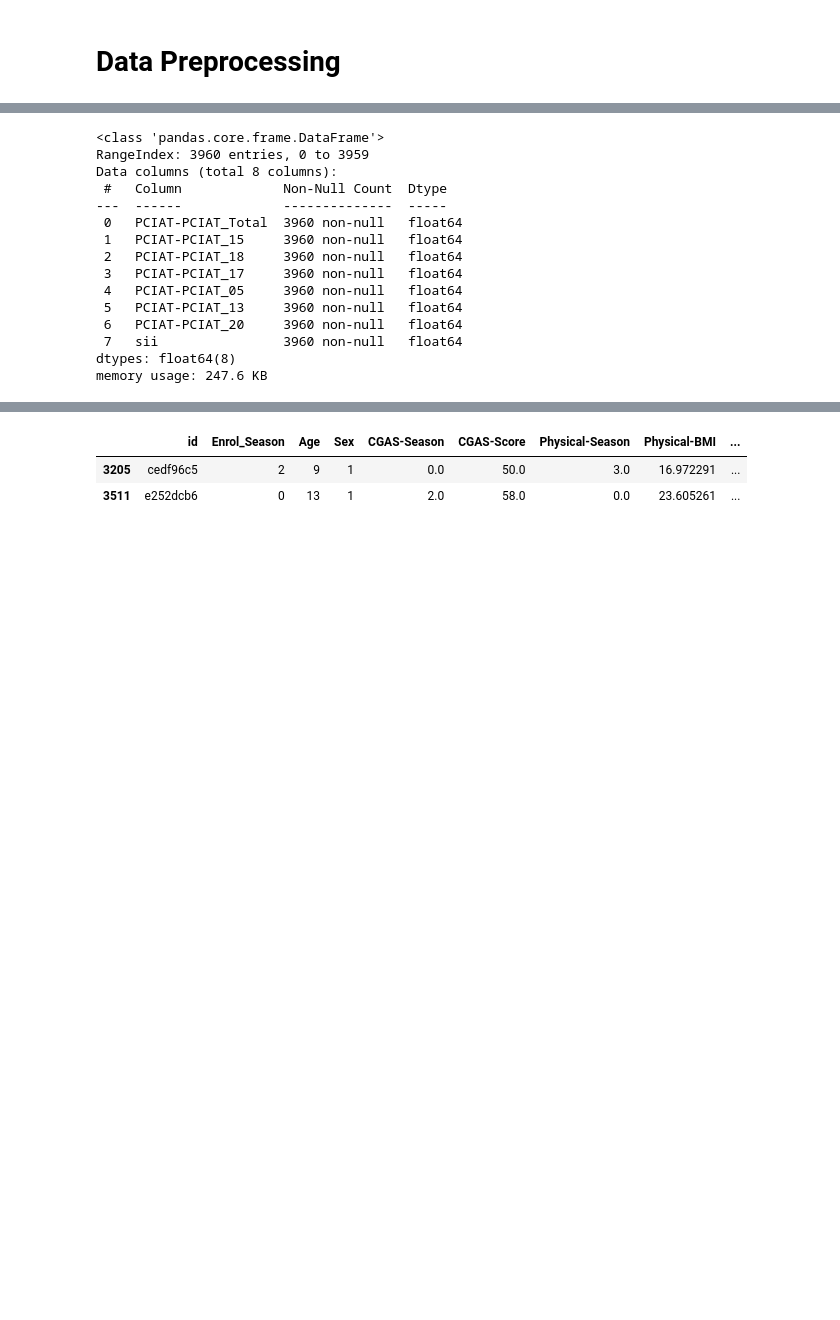
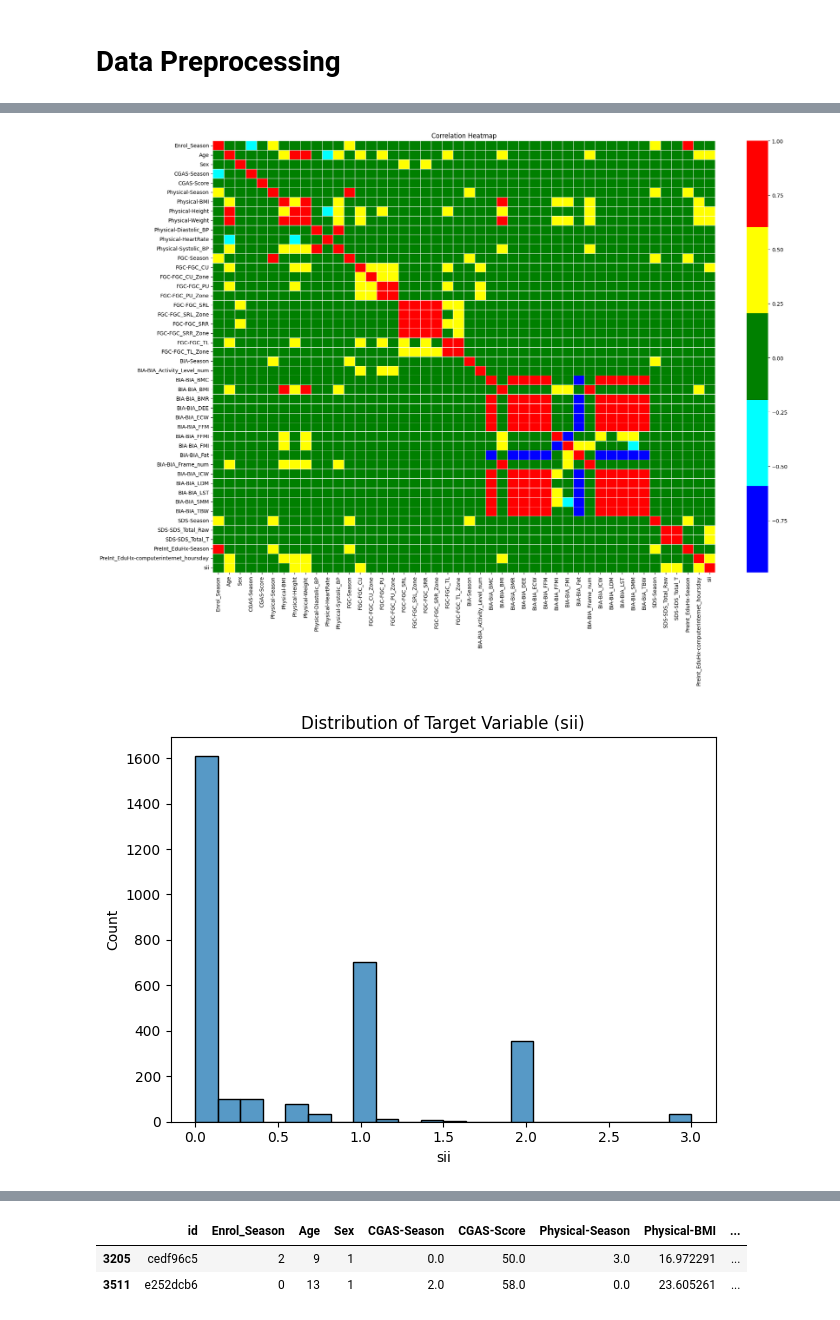
Before and after one commit to Ramtin-Karbaschi/BehaviorDetection_and_MobileMarketAnalysis, a Jupyter notebook: stat.ipynb, the cells around one changed output, grey strips where cells are left out. Drawn from its saved outputs; the diff is of its cells as text; code cells hidden in the pictures; blank space fills up the shorter version.

Commit message:
The data was completely refined, missing values were filled,  features and target variables were assigned, and the EDA section was added.

```diff
--- a/stat.ipynb
+++ b/stat.ipynb
@@ -173,0 +235,17 @@ plt.show()
+# %%
+# Fill the missing values of the season columns by the mode function
+for column in season_columns:
+    if column in df_data.columns and (df_data[column].isnull().sum() > 0):
+        df_data[column] = df_data[column].fillna(df_data[column].mode()[0])
+        df_data[column] = df_data[column].astype(int)  # Convert the column to integer (similar to other season columns)
+
+
+# Fill NaN values in other columns by KNN Imputation
+# Ensure that only numeric columns are selected
+numeric_df = df_data.select_dtypes(include=['float64']).columns
+imputer_algorithm = KNNImputer(n_neighbors=5, weights='uniform', metric='nan_euclidean')
+df_data[numeric_df] = imputer_algorithm.fit_transform(df_data[numeric_df])
+
+# Check the data information after imputation
+df_data.info()
+df_data
@@ -235,38 +276,22 @@ df
-# %%
-# Fill NaN values of the "sii" column by KNN Imputation
-# Selected particular columns that correlate more than %70 with "sii" values
-sii_features = [
-    'PCIAT-PCIAT_Total', 'PCIAT-PCIAT_15', 'PCIAT-PCIAT_18', 'PCIAT-PCIAT_17', 'PCIAT-PCIAT_05', 'PCIAT-PCIAT_13', 'PCIAT-PCIAT_20'
-]
-
-# Create a new dataframe with the selected columns
-df_missed = df[sii_features + ['sii']]
-
-# Ensure that the columns are numeric to apply the imputer
-df_missed = df_missed.apply(pd.to_numeric, errors='coerce')
-
-# Impute the missing values using the KNN imputation
-imputer = KNNImputer(n_neighbors=1, weights='uniform', metric='nan_euclidean')
-df_imputed = imputer.fit_transform(df_missed)
-
-# Create a new dataframe with the imputed values
-df_imputed = pd.DataFrame(df_imputed, columns=df_missed.columns)
-
-# Check the data information after imputation
-df_imputed.info()
-# %% [output]
-<class 'pandas.core.frame.DataFrame'>
-RangeIndex: 3960 entries, 0 to 3959
-Data columns (total 8 columns):
- #   Column             Non-Null Count  Dtype
----  ------             --------------  -----
- 0   PCIAT-PCIAT_Total  3960 non-null   float64
- 1   PCIAT-PCIAT_15     3960 non-null   float64
- 2   PCIAT-PCIAT_18     3960 non-null   float64
- 3   PCIAT-PCIAT_17     3960 non-null   float64
- 4   PCIAT-PCIAT_05     3960 non-null   float64
- 5   PCIAT-PCIAT_13     3960 non-null   float64
- 6   PCIAT-PCIAT_20     3960 non-null   float64
- 7   sii                3960 non-null   float64
-dtypes: float64(8)
-memory usage: 247.6 KB
+# %%
+# check the correlation between the variables by using heatmap
+plt.figure(figsize=(20, 15))
+sns.heatmap(df_data.corr(), annot=False, cmap=['blue', 'cyan', 'green', 'yellow', 'red'], linewidths=0.5)
+plt.title('Correlation Heatmap')
+plt.tight_layout()
+plt.show()
+
+# Check the distribution of the sii column
+sns.histplot(df_data['sii'])
+plt.title('Distribution of Target Variable (sii)')
+plt.tight_layout()
+plt.show()
+
+# Boxplot for outlier detection
+sns.boxplot(df_data['sii'])
+plt.title(f'Boxplot of "sii" column')
+plt.tight_layout()
+plt.show()
+# %% [output]
+[figure, added]
+[figure, added]
```
Also changed, not shown: parts of 13 cells of this notebook.
